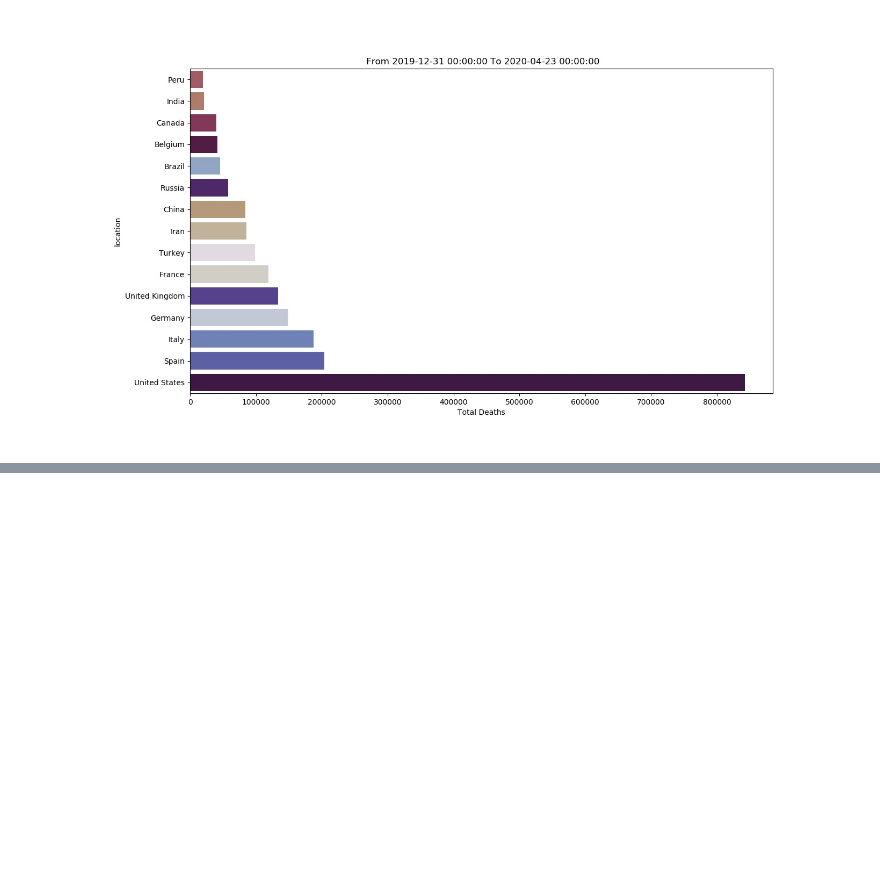
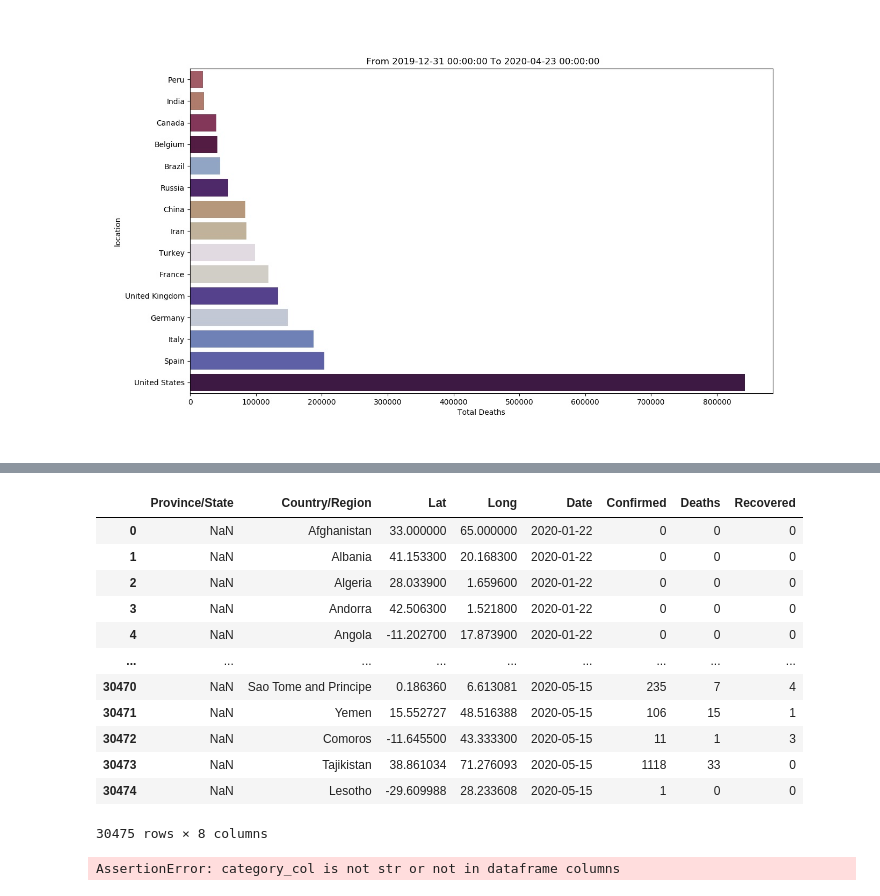
Before and after one commit to lewis-morris/progplot, a Jupyter notebook: Untitled.ipynb, the cells around one changed output, grey strips where cells are left out. Drawn from its saved outputs; the diff is of its cells as text; code cells hidden in the pictures; blank space fills up the shorter version.

```diff
--- a/Untitled.ipynb
+++ b/Untitled.ipynb
@@ -319,0 +342,26 @@ ax.set_xlim(dte.toordinal(),dte1.toordinal())
+# %%
+df = pd.read_csv("covid_19_clean_complete.csv")
+df["Date"] = pd.to_datetime(df["Date"])
+df
+# %% [output]
+|  | Province/State | Country/Region | Lat | Long | Date | Confirmed | Deaths | Recovered |
+| 0 | NaN | Afghanistan | 33.000000 | 65.000000 | 2020-01-22 | 0 | 0 | 0 |
+| 1 | NaN | Albania | 41.153300 | 20.168300 | 2020-01-22 | 0 | 0 | 0 |
+| 2 | NaN | Algeria | 28.033900 | 1.659600 | 2020-01-22 | 0 | 0 | 0 |
+| 3 | NaN | Andorra | 42.506300 | 1.521800 | 2020-01-22 | 0 | 0 | 0 |
+| 4 | NaN | Angola | -11.202700 | 17.873900 | 2020-01-22 | 0 | 0 | 0 |
+| ... | ... | ... | ... | ... | ... | ... | ... | ... |
+| 30470 | NaN | Sao Tome and Principe | 0.186360 | 6.613081 | 2020-05-15 | 235 | 7 | 4 |
+| 30471 | NaN | Yemen | 15.552727 | 48.516388 | 2020-05-15 | 106 | 15 | 1 |
+| 30472 | NaN | Comoros | -11.645500 | 43.333300 | 2020-05-15 | 11 | 1 | 3 |
+| 30473 | NaN | Tajikistan | 38.861034 | 71.276093 | 2020-05-15 | 1118 | 33 | 0 |
+| 30474 | NaN | Lesotho | -29.609988 | 28.233608 | 2020-05-15 | 1 | 0 | 0 |
+30475 rows × 8 columns
+# %%
+bw.set_data("Country/Region", "Date", "Deaths", resample="1d", groupby_agg="sum", resample_agg="sum",output_agg="cumsum")
+bw.set_chart_options(x_tick_format="0", dateformat="%Y-%d-%m", palette="twilight_shifted", y_label="State", title="Top 25 Countries by Total Deaths", limit_x_ticks=10, tight_layout=False)
+bw.set_display_settings(use_top_x=None, display_top_x=25, time_in_seconds=45, video_file_name = "deathsbycountry.webm")
+bw.write_video()
+bw.show_video()
+# %% [output]
+AssertionError: category_col is not str or not in dataframe columns
```
Also changed, not shown: parts of 20 cells of this notebook, 4 other files.
